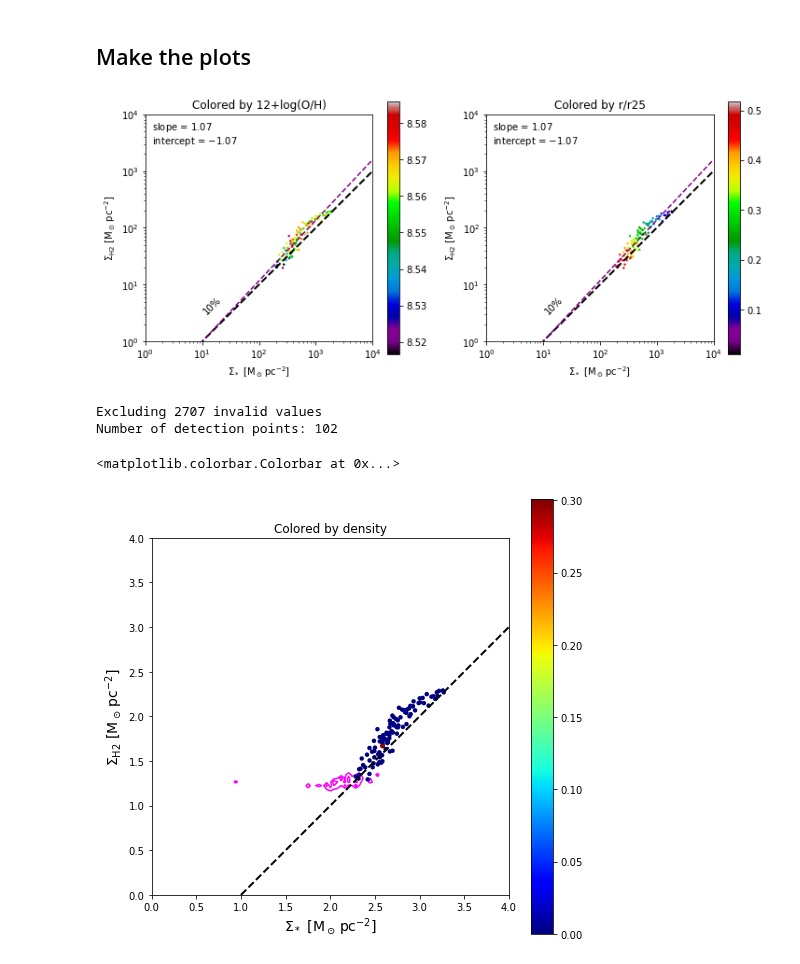
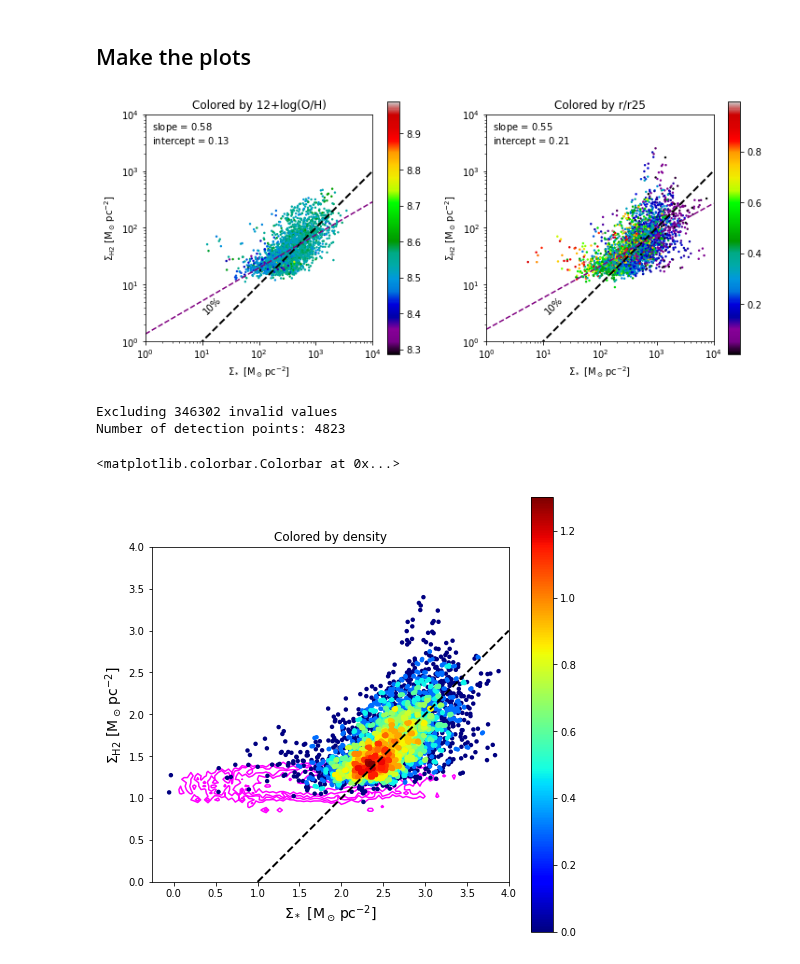
Before and after one commit to tonywong94/edge_pydb, a Jupyter notebook: demo_notebk/H2_vs_stars.ipynb, the cells around one changed output. Cells and saved outputs as stored; diff of their text form; code cells hidden in the pictures.

```diff
--- a/demo_notebk/H2_vs_stars.ipynb
+++ b/demo_notebk/H2_vs_stars.ipynb
@@ -18,20 +18,21 @@ np.seterr(divide='ignore', invalid='ignore')
 # %% [markdown]
 ## Read the observational values
 # %%
+fluxcols = ['Name','ix','iy','flux_Halpha_sm','flux_Hbeta_sm','e_flux_Halpha_sm',
+          'flux_[NII]6583_sm','flux_[OIII]5007_sm','EW_Halpha_sm','ZOH_sm']
+sspcols = ['Name','ix','iy','mass_ssp_sm','sigstar_sm']
 try:
     hatab = EdgeTable('edge.pipe3d.hdf5', path='flux_elines_sm',
-                      cols=['Name','ix','iy','flux_Halpha','flux_Hbeta',
-                            'e_flux_Halpha','flux_[NII]6583','flux_[OIII]5007','EW_Halpha'])
+                      cols=fluxcols)
     sttab = EdgeTable('edge.pipe3d.hdf5', path='SSP_sm',
-                      cols=['Name','ix','iy','mass_ssp'])
+                      cols=sspcols)
     cotab = EdgeTable('edge.comom_smo7.hdf5', path='smo')
     print('Working on full EDGE database')
 except:
     hatab = EdgeTable('NGC4047.pipe3d.hdf5', path='flux_elines_sm',
-                      cols=['Name','ix','iy','flux_Halpha','flux_Hbeta',
-                            'e_flux_Halpha','flux_[NII]6583','flux_[OIII]5007','EW_Halpha'])
+                  cols=fluxcols)
     sttab = EdgeTable('NGC4047.pipe3d.hdf5', path='SSP_sm',
-                      cols=['Name','ix','iy','mass_ssp'])
+                  cols=sspcols)
     cotab = EdgeTable('NGC4047.comom_smo7.hdf5', path='smo')
     print('Working on NGC 4047 data')
 # %% [output]
@@ -67,5 +51,8 @@ Calculated sig_molerr for 2809 points
 # %%
+# add a column for r/r25
 r25 = 0.5*(cotab['ledaD25'].quantity).to(u.arcsec)
-rr25 = Column(data=cotab['rad_arc']/r25.value, unit=None, name='rr25')
+rr25 = Column(data=cotab['rad_arc'].filled(np.nan)/r25.value, unit=None, name='rr25')
 print('Calculated {} for {} points'.format('rr25',len(rr25)))
+cotab.add_column(rr25)
+print(cotab.colnames)
 # %% [output]
@@ -73,3 +60,0 @@ Calculated rr25 for 2809 points
-# %%
-cotab.add_columns([sig_star, sig_mol, sig_molerr, ZOH, rr25])
-print(cotab.colnames)
@@ -105,12 +88,12 @@ ysca = xsca/10.
 # Scatter X vs Y colored by Z, CO detections only
 fig, ax = plt.subplots(1,2,figsize=(12,5))
 cmap = plt.cm.get_cmap('nipy_spectral')
-for i, zcolumn in enumerate(['ZOH', 'rr25']):
-    xdata = cotab['sig_star']
-    ydata = cotab['sig_mol']
+for i, zcolumn in enumerate(['ZOH_sm', 'rr25']):
+    xdata = cotab['sigstar_sm']
+    ydata = cotab['sigmol']
     zdata = cotab[zcolumn]
     goodidx = (xdata>0) & (ydata>0) & (zdata>0) & (cotab['rr25']<1)
-    detidx = goodidx & (cotab['sig_mol']>3*cotab['sig_molerr'])
+    detidx = goodidx & (cotab['sigmol']>3*cotab['e_sigmol'])
     xdata = xdata[detidx]
     ydata = ydata[detidx]
     zdata = zdata[detidx]
@@ -142,48 +125,48 @@ for i, zcolumn in enumerate(['ZOH', 'rr25']):
     ax[i].set_aspect('equal')
 plt.show()
 # %% [output]
-[figure, old version]
+[figure, new version]
 # %%
 # Histogram of X vs Y
-det = ((~np.isnan(cotab['sig_star'])) &
-       (~np.isnan(cotab['sig_mol'])) &
-       (cotab['sig_mol']>3*cotab['sig_molerr']) &
-       (cotab['sig_star']>0))
+det = ((~np.isnan(cotab['sigstar_sm'])) &
+       (~np.isnan(cotab['sigmol'])) &
+       (cotab['sigmol']>3*cotab['e_sigmol']) &
+       (cotab['sigstar_sm']>0))
 print('Excluding {} invalid values'.format(len(np.nonzero(~det)[0])))
 print('Number of detection points:',len(np.nonzero(det)[0]))
-x_det, y_det, z_det, *hist = xy2hist(cotab['sig_star'][det], cotab['sig_mol'][det], log=True)
+x_det, y_det, z_det, *hist = xy2hist(cotab['sigstar_sm'][det], cotab['sigmol'][det], log=True)
 
 # Plot the detections as colored points
 fig, ax = plt.subplots(figsize=(8,8))
 cm = plt.cm.get_cmap('jet')
 sc = ax.scatter(x_det, y_det, c=z_det, s=20, edgecolor='', cmap=cm, zorder=2)
 
 # Plot the upper limits as contours
 nbins = 100
 xbins = np.linspace(xrange[0], xrange[1], nbins)
 ybins = np.linspace(yrange[0], yrange[1], nbins)
-ulim = ((cotab['sig_star']>0) &
-        ((np.isnan(cotab['sig_mol'])) | (cotab['sig_mol']<3*cotab['sig_molerr'])))
-H2, xedges, yedges = np.histogram2d(np.log10(cotab['sig_star'][ulim]),
-                                      np.log10(3*cotab['sig_molerr'][ulim]),
+ulim = ((cotab['sigstar_sm']>0) &
+        ((np.isnan(cotab['sigmol'])) | (cotab['sigmol']<3*cotab['e_sigmol'])))
+H2, xedges, yedges = np.histogram2d(np.log10(cotab['sigstar_sm'][ulim]),
+                                      np.log10(3*cotab['e_sigmol'][ulim]),
                                       bins=(xbins,ybins))
 H2 = np.transpose(H2)
 extent = [xedges[0], xedges[-1], yedges[0], yedges[-1]]
 levels = [2, 5, 10, 20, 50, 100, 200]
 cmap = ax.contour(H2, colors='magenta', extent=extent, levels=levels, zorder=1)
 
 # Plot the 10% line
 xsca = np.linspace(1,4,10)
 ysca = xsca - 1
 ax.plot(xsca, ysca, linestyle='--', lw=2, color='k')
 
 plt.xlabel(xlabel,fontsize=14)
 plt.ylabel(ylabel,fontsize=14)
 ax.set_title('Colored by density')
 ax.set_aspect('equal')
 plt.colorbar(sc)
 # %% [output]
-Excluding 2707 invalid values
-Number of detection points: 102
+Excluding 346302 invalid values
+Number of detection points: 4823
 <matplotlib.colorbar.Colorbar at 0x...>
-[figure, old version]
+[figure, new version]
```
Also changed, not shown: parts of 8 cells of this notebook, 17 other files.
